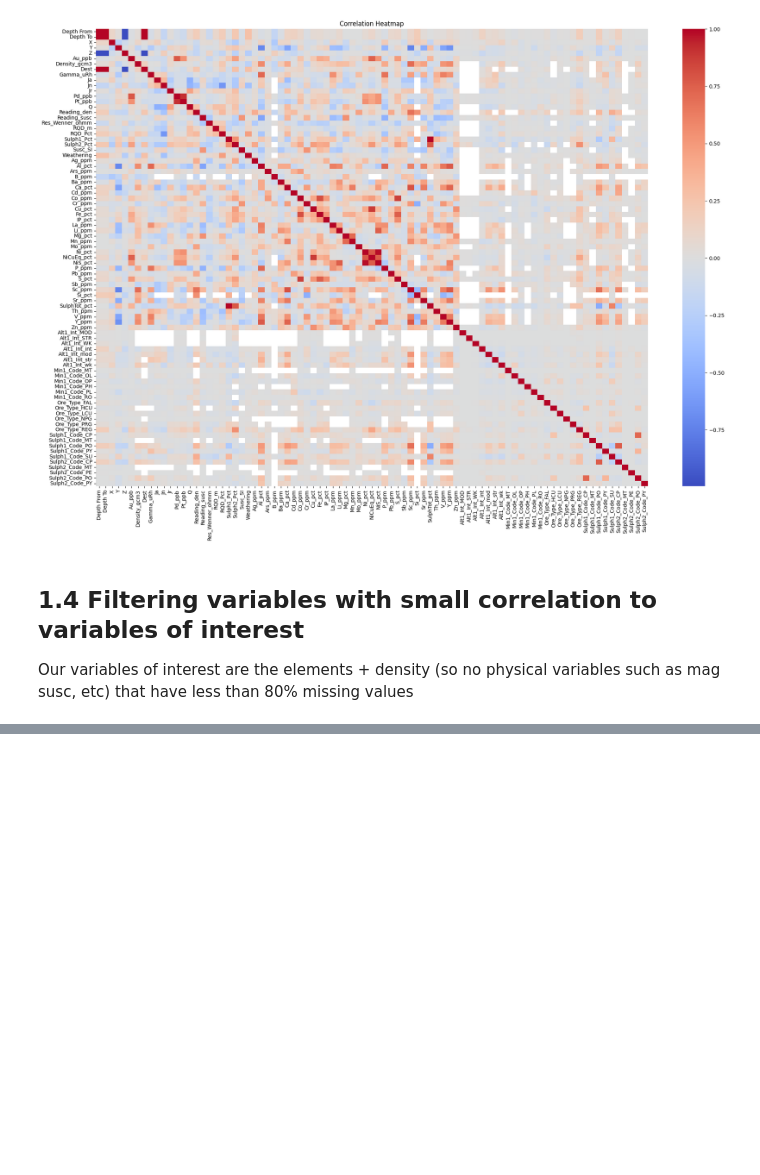
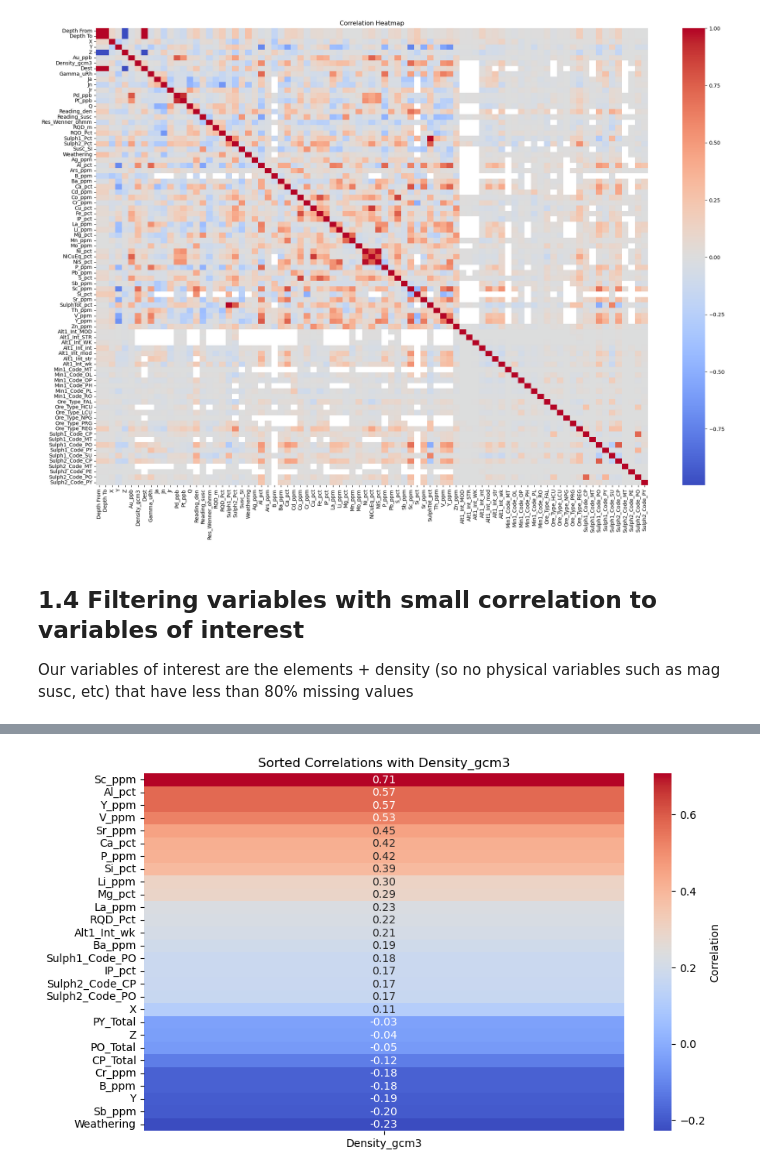
Before and after one commit to Fabian-Leal/PhD-Thesis---Incorporating-Deep-Learning-into-Statistical-Models-for-Spatial-Interpolation, a Jupyter notebook: Paper 3 PhD BNNs for multivariate predictions/NN Multivariate/Dimensionality reduction one cluster.ipynb, the cells around one changed output, grey strips where cells are left out. Cells and saved outputs as stored; diff of their text form; code cells hidden in the pictures; blank space fills up the shorter version.

```diff
--- a/Paper 3 PhD BNNs for multivariate predictions/NN Multivariate/Dimensionality reduction one cluster.ipynb
+++ b/Paper 3 PhD BNNs for multivariate predictions/NN Multivariate/Dimensionality reduction one cluster.ipynb
@@ -292,0 +345,19 @@ X_normalized = scaler.fit_transform(X_filled)
+# %%
+import seaborn as sns
+
+# Specify the target variable for correlation
+target_variable = 'Density_gcm3'
+
+# Filter the correlation matrix to include only correlations with 'Density_gcm3'
+density_correlations = corr_matrix[[target_variable]].drop(index=target_variable)
+
+# Sort the correlations in descending order
+sorted_density_correlations = density_correlations[target_variable].sort_values(ascending=False)
+
+# Create a heatmap for sorted density correlations
+plt.figure(figsize=(10, 6))
+sns.heatmap(sorted_density_correlations.to_frame(), cmap='coolwarm', annot=True, fmt='.2f', cbar_kws={'label': 'Correlation'})
+plt.title(f'Sorted Correlations with {target_variable}')
+plt.show()
+# %% [output]
+[figure, added]
```
Also changed, not shown: parts of 20 cells of this notebook, 7 other files.
